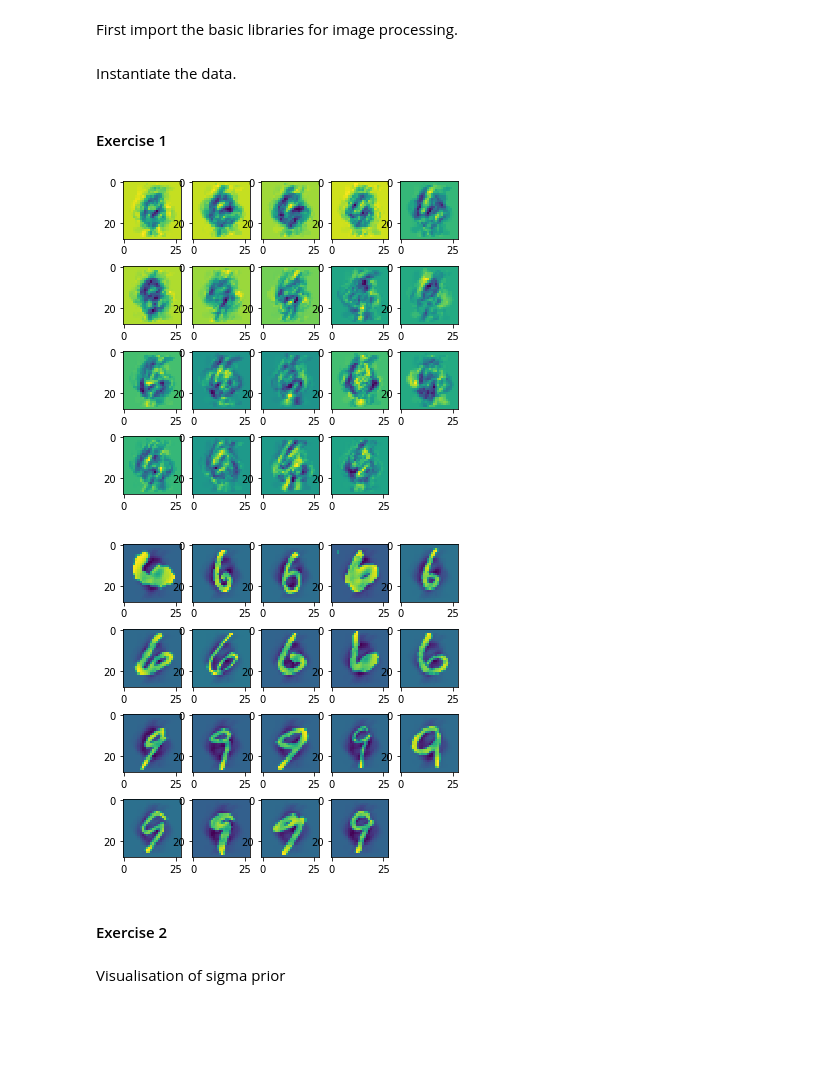
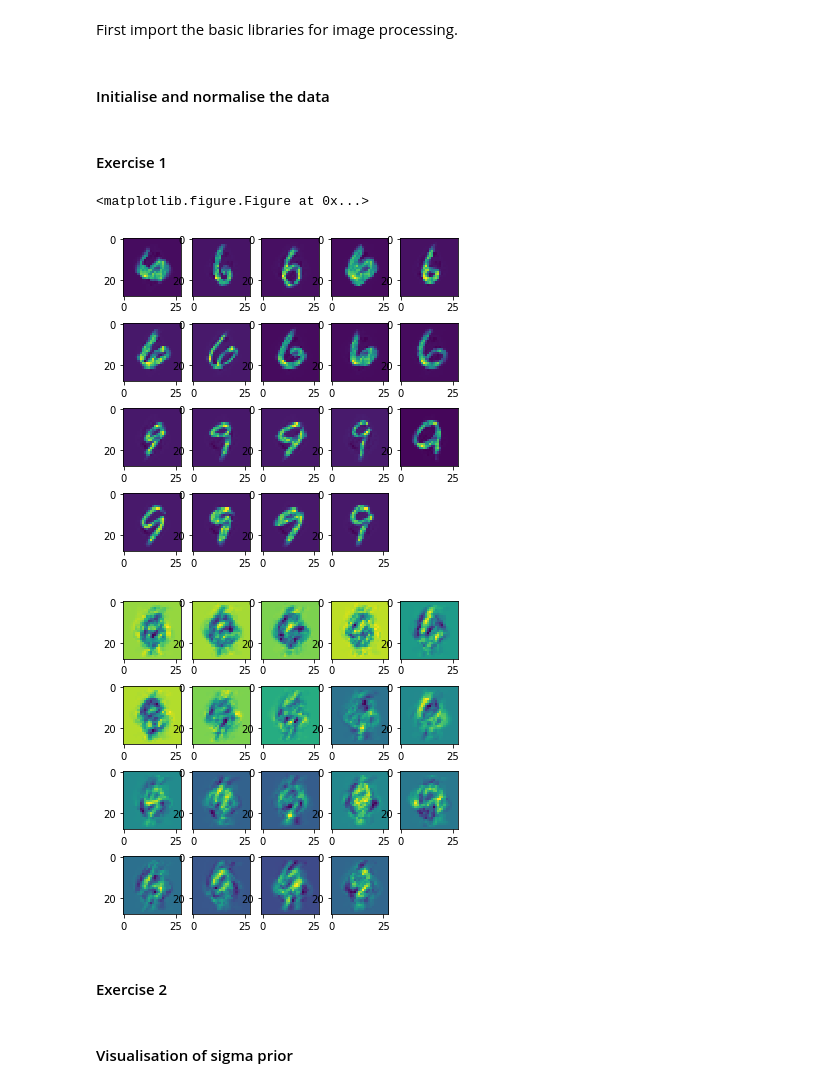
Before and after one commit to pieterwolfert/ccn, a Jupyter notebook: assignment4/assignment4.ipynb, the cells around one changed output. Saved outputs shown, nothing was run; the diff lists cells and outputs as text; code cells hidden in the pictures; blank space fills up the shorter version.

```diff
--- a/assignment4/assignment4.ipynb
+++ b/assignment4/assignment4.ipynb
@@ -8,5 +8,3 @@ import numpy as np
 import matplotlib.pyplot as plt
 from scipy.io import loadmat
 from numpy.linalg import inv
-# %% [markdown]
-Instantiate the data.
@@ -29,29 +11,52 @@ Y_train, Y_test = np.concatenate((Y_norm[10:50,:], Y_norm[50:90,:])), np.concate
+# %% [markdown]
+#### Initialise and normalise the data
+# %%
+data = loadmat('69dataset.mat')
+labels = data['labels']
+X = data['X'].astype(float)
+Y = data['Y']
+X_prior = data['prior'].astype(float)
+
+X_mean, X_std  = np.reshape(np.mean(X,axis=0),(1,784)), np.reshape(np.std(X,axis=0),(1,784))
+Y_mean, Y_std = np.reshape(np.mean(Y,axis=0),(1,3092)), np.reshape(np.std(Y,axis=0),(1,3092))
+Xp_mean, Xp_std  = np.reshape(np.mean(X_prior,axis=0),(1,784)), np.reshape(np.std(X_prior,axis=0),(1,784))
+X_norm = (X - X_mean) / X_std
+X_norm[np.isnan(X_norm)] = 0
+
+Y_norm = (Y - Y_mean) / Y_std
+
+X_normp = (X_prior - Xp_mean) / Xp_std
+X_normp[np.isnan(X_normp)] = 0
 # %% [markdown]
 #### Exercise 1
 # %%
+# Excercise 1
 I_l = np.mat(10**-6 * np.identity(3092))
-B = inv(np.mat(Y_train).T * np.mat(Y_train) + I_l)\
-    * np.mat(Y_train).T * np.mat(X_train)
+B = inv(np.mat(Y_train).T * np.mat(Y_train) + I_l) * np.mat(Y_train).T * np.mat(X_train)
 
 x_test = B.T * Y_test.T
+# Reconstruct normalized images
+x_test = np.array(x_test).T*X_std + X_mean
+X_test = X_test * X_std + X_mean
+
 fig = plt.figure(figsize=(6,6))
-# reconstructed images
+# actual images
+fig = plt.figure(figsize=(6,6))
 for i in range(19):
-    image = np.reshape(x_test.T[i,:],(28,28)).T
+    image = np.reshape(X_test[i,:],(28,28)).T
     sub = fig.add_subplot(4,5,i+1)
     sub.imshow(image)
+
+# reconstructed images excercise 1
+fig = plt.figure(figsize=(6,6))
+for i in range(19):
+    image = np.reshape(x_test[i,:],(28,28)).T
+    sub = fig.add_subplot(4,5,i+1)
+    sub.imshow(image)
 # %% [output]
+<matplotlib.figure.Figure at 0x...>
-[figure, old version]
+[figure, new version]
+[figure, added]
-# %%
-# TODO: invert normalisation
-# acutal images
-fig = plt.figure(figsize=(6,6))
-for i in range(19):
-    image = np.reshape(X_test[i,:],(28,28)).T
-    sub = fig.add_subplot(4,5,i+1)
-    sub.imshow(image)
-# %% [output]
-[figure, removed]
 # %% [markdown]
 #### Exercise 2
 # %%
@@ -68,2 +71,2 @@ sigma_prior = np.mat(diagonal_addup + np.mat(X_prior).T * np.mat(X_prior) / (np.
 # %% [markdown]
-Visualisation of sigma prior
+#### Visualisation of sigma prior
```
Also changed, not shown: parts of 8 cells of this notebook, 1 other file.
